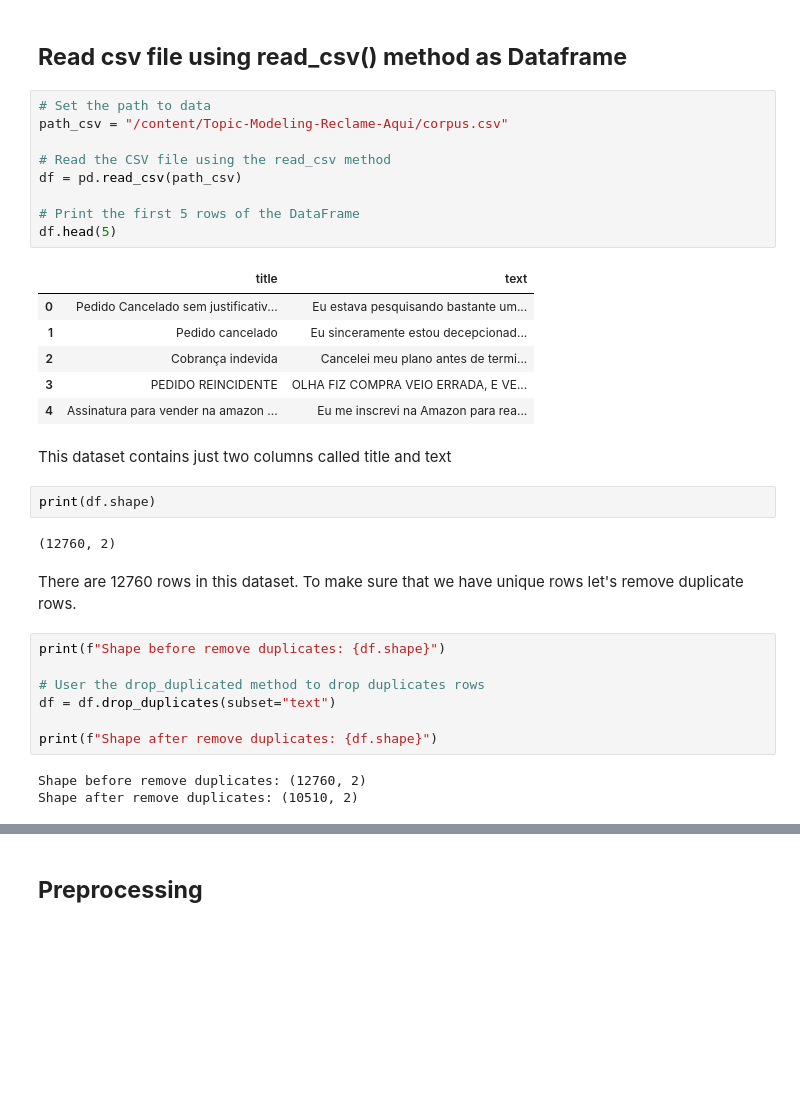
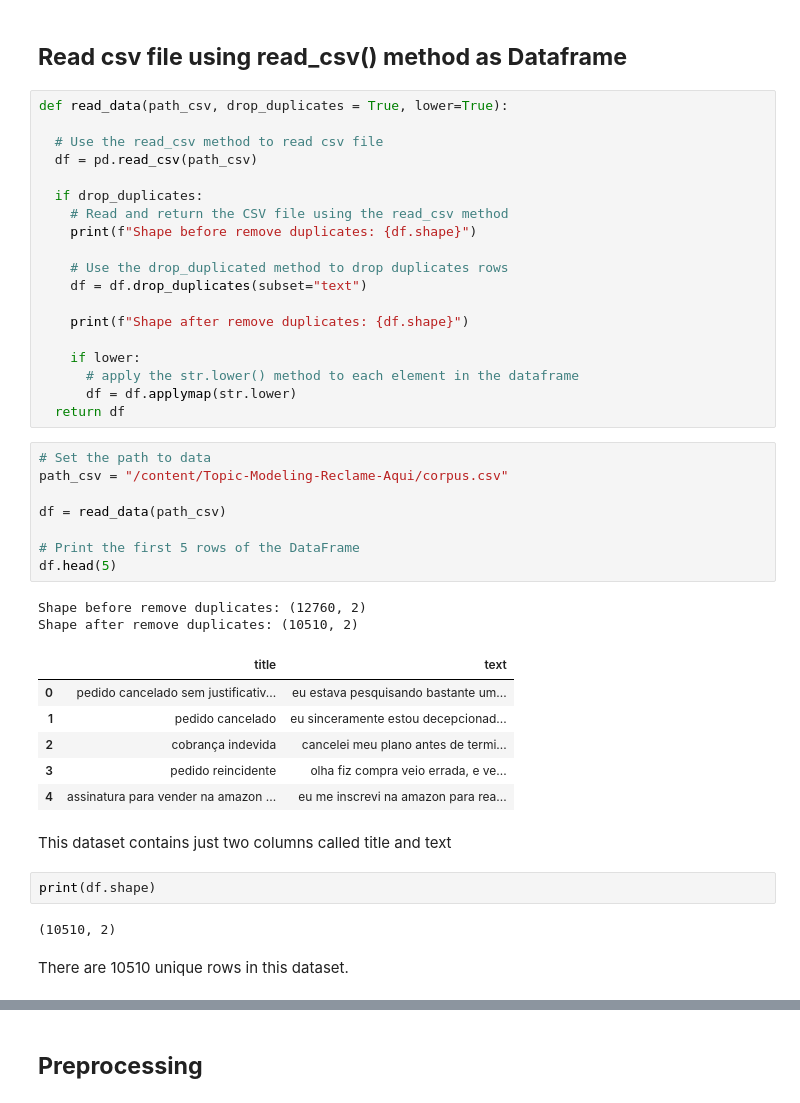
Before and after one commit to mathewsrc/Topic-Modeling-Reclame-Aqui, a Jupyter notebook: Topic_Modeling_with_BERTopic_Reclame_aqui.ipynb, the cells around one changed output, grey strips where cells are left out. Saved outputs shown, nothing was run; the diff lists cells and outputs as text; blank space fills up the shorter version.

```diff
--- a/Topic_Modeling_with_BERTopic_Reclame_aqui.ipynb
+++ b/Topic_Modeling_with_BERTopic_Reclame_aqui.ipynb
@@ -86,38 +138,48 @@ Already up to date.
 /content
 # %% [markdown]
 ## **Read csv file using read_csv() method as Dataframe**
+# %%
+def read_data(path_csv, drop_duplicates = True, lower=True):
+
+  # Use the read_csv method to read csv file
+  df = pd.read_csv(path_csv)
+
+  if drop_duplicates:
+    # Read and return the CSV file using the read_csv method
+    print(f"Shape before remove duplicates: {df.shape}")
+
+    # Use the drop_duplicated method to drop duplicates rows
+    df = df.drop_duplicates(subset="text")
+
+    print(f"Shape after remove duplicates: {df.shape}")
+
+    if lower:
+      # apply the str.lower() method to each element in the dataframe
+      df = df.applymap(str.lower)
+  return df
 # %%
 # Set the path to data
 path_csv = "/content/Topic-Modeling-Reclame-Aqui/corpus.csv"
 
-# Read the CSV file using the read_csv method
-df = pd.read_csv(path_csv)
+df = read_data(path_csv)
 
 # Print the first 5 rows of the DataFrame
 df.head(5)
 # %% [output]
+Shape before remove duplicates: (12760, 2)
+Shape after remove duplicates: (10510, 2)
 |  | title | text |
-| 0 | Pedido Cancelado sem justificativ... | Eu estava pesquisando bastante um... |
-| 1 | Pedido cancelado | Eu sinceramente estou decepcionad... |
-| 2 | Cobrança indevida | Cancelei meu plano antes de termi... |
-| 3 | PEDIDO REINCIDENTE | OLHA FIZ COMPRA VEIO ERRADA, E VE... |
-| 4 | Assinatura para vender na amazon ... | Eu me inscrevi na Amazon para rea... |
+| 0 | pedido cancelado sem justificativ... | eu estava pesquisando bastante um... |
+| 1 | pedido cancelado | eu sinceramente estou decepcionad... |
+| 2 | cobrança indevida | cancelei meu plano antes de termi... |
+| 3 | pedido reincidente | olha fiz compra veio errada, e ve... |
+| 4 | assinatura para vender na amazon ... | eu me inscrevi na amazon para rea... |
 # %% [markdown]
 This dataset contains just two columns called title and text
 # %%
 print(df.shape)
 # %% [output]
-(12760, 2)
+(10510, 2)
-# %% [markdown]
-There are 12760 rows in this dataset. To make sure that we have unique rows let's remove duplicate rows.
-# %%
-print(f"Shape before remove duplicates: {df.shape}")
-
-# User the drop_duplicated method to drop duplicates rows
-df = df.drop_duplicates(subset="text")
-
-print(f"Shape after remove duplicates: {df.shape}")
-# %% [output]
-Shape before remove duplicates: (12760, 2)
-Shape after remove duplicates: (10510, 2)
+# %% [markdown]
+There are 10510 unique rows in this dataset.
 # %% [markdown]
```
Also changed, not shown: parts of 52 cells of this notebook.
